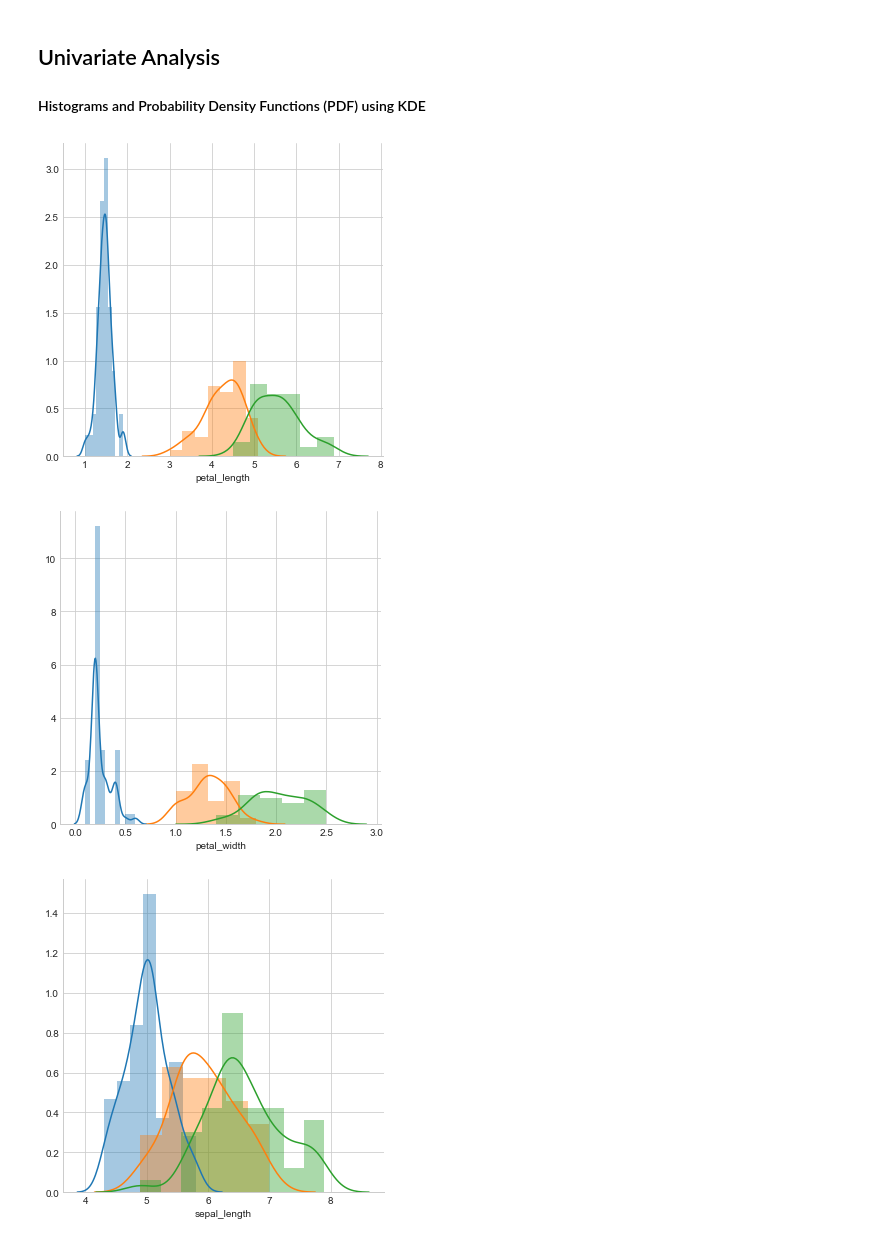
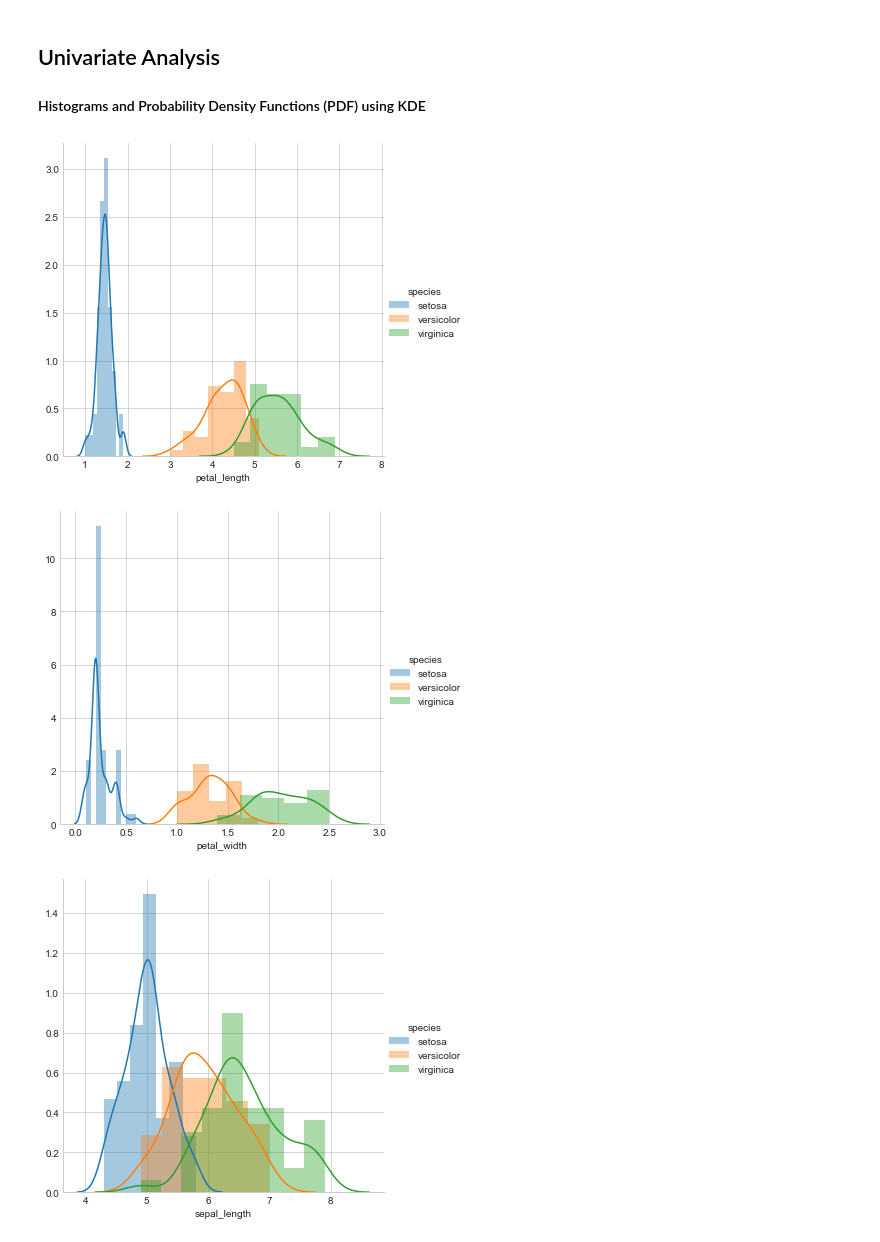
Before and after one commit to SarmaChiranjib/AppliedAI, a Jupyter notebook: IRIS Dataset - EDA.ipynb, the cells around one changed output. Drawn from its saved outputs; the diff is of its cells as text; code cells hidden in the pictures.

```diff
--- a/IRIS Dataset - EDA.ipynb
+++ b/IRIS Dataset - EDA.ipynb
@@ -79,21 +79,21 @@ plt.show()
 ####  Histograms and Probability Density Functions (PDF) using KDE
 # %%
 # Histogram and PDF for Petal_Length
-sns.FacetGrid(iris, hue = 'species', size = 5).map(sns.distplot, 'petal_length').add_legend
+sns.FacetGrid(iris, hue = 'species', size = 5).map(sns.distplot, 'petal_length').add_legend()
 plt.show()
 # %% [output]
-[figure, old version]
+[figure, new version]
 # %%
 # Histogram and PDF for Petal_Width
-sns.FacetGrid(iris, hue = 'species', size = 5).map(sns.distplot, 'petal_width').add_legend
+sns.FacetGrid(iris, hue = 'species', size = 5).map(sns.distplot, 'petal_width').add_legend()
 plt.show()
 # %% [output]
-[figure, old version]
+[figure, new version]
 # %%
 # Histogram and PDF for Sepal_Length
-sns.FacetGrid(iris, hue = 'species', size = 5).map(sns.distplot, 'sepal_length').add_legend
+sns.FacetGrid(iris, hue = 'species', size = 5).map(sns.distplot, 'sepal_length').add_legend()
 plt.show()
 # %% [output]
-[figure, old version]
+[figure, new version]
 # %%
 # Histogram and PDF for Sepal_Width
```
Also changed, not shown: parts of 9 cells of this notebook.
